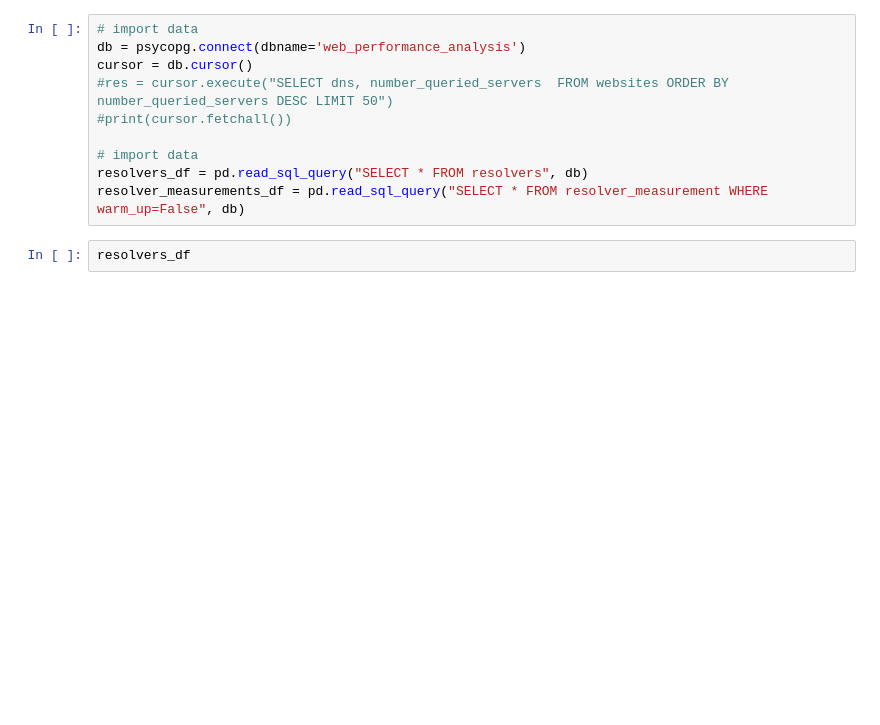
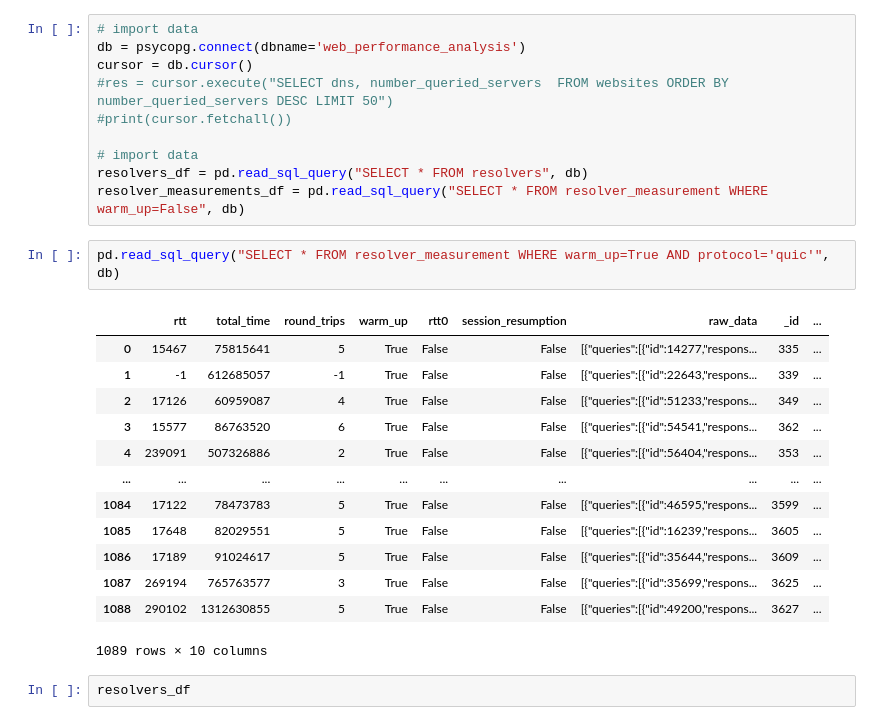
Before and after one commit to philipp0x62/web-performance, a Jupyter notebook: analysis/dns-measurement-analysis.ipynb, the cells around one changed output. Cells and saved outputs as stored; diff of their text form; blank space fills up the shorter version.

```diff
--- a/analysis/dns-measurement-analysis.ipynb
+++ b/analysis/dns-measurement-analysis.ipynb
@@ -18,6 +18,22 @@ cursor = db.cursor()
 # import data
 resolvers_df = pd.read_sql_query("SELECT * FROM resolvers", db)
 resolver_measurements_df = pd.read_sql_query("SELECT * FROM resolver_measurement WHERE warm_up=False", db)
+# %%
+pd.read_sql_query("SELECT * FROM resolver_measurement WHERE warm_up=True AND protocol='quic'", db)
+# %% [output]
+|  | rtt | total_time | round_trips | warm_up | rtt0 | session_resumption | raw_data | _id | ... |
+| 0 | 15467 | 75815641 | 5 | True | False | False | [{"queries":[{"id":14277,"respons... | 335 | ... |
+| 1 | -1 | 612685057 | -1 | True | False | False | [{"queries":[{"id":22643,"respons... | 339 | ... |
+| 2 | 17126 | 60959087 | 4 | True | False | False | [{"queries":[{"id":51233,"respons... | 349 | ... |
+| 3 | 15577 | 86763520 | 6 | True | False | False | [{"queries":[{"id":54541,"respons... | 362 | ... |
+| 4 | 239091 | 507326886 | 2 | True | False | False | [{"queries":[{"id":56404,"respons... | 353 | ... |
+| ... | ... | ... | ... | ... | ... | ... | ... | ... | ... |
+| 1084 | 17122 | 78473783 | 5 | True | False | False | [{"queries":[{"id":46595,"respons... | 3599 | ... |
+| 1085 | 17648 | 82029551 | 5 | True | False | False | [{"queries":[{"id":16239,"respons... | 3605 | ... |
+| 1086 | 17189 | 91024617 | 5 | True | False | False | [{"queries":[{"id":35644,"respons... | 3609 | ... |
+| 1087 | 269194 | 765763577 | 3 | True | False | False | [{"queries":[{"id":35699,"respons... | 3625 | ... |
+| 1088 | 290102 | 1312630855 | 5 | True | False | False | [{"queries":[{"id":49200,"respons... | 3627 | ... |
+1089 rows × 10 columns
 # %%
 resolvers_df
 # %%
```
Also changed, not shown: parts of 1 cell of this notebook, 5 other files.
